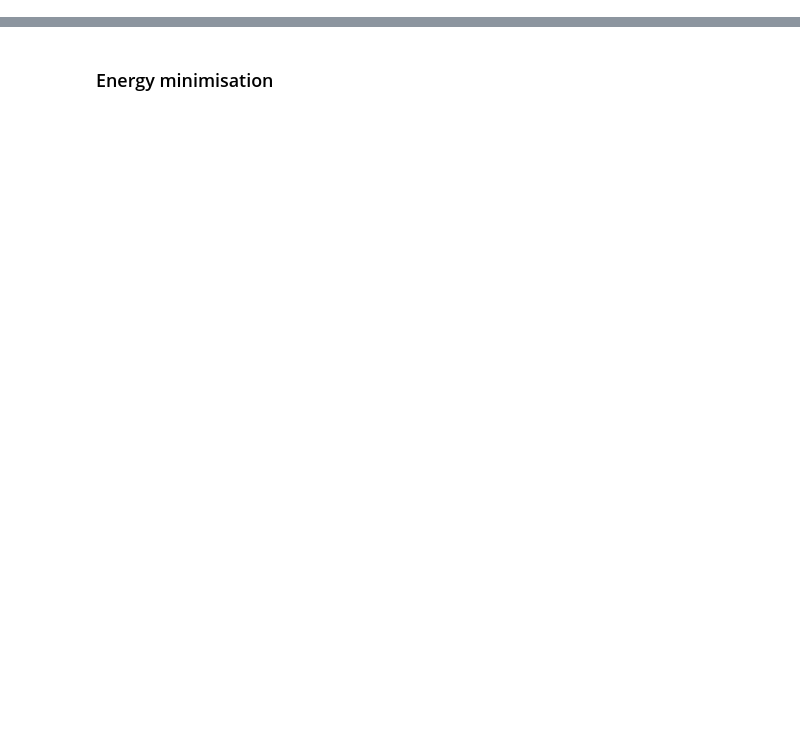
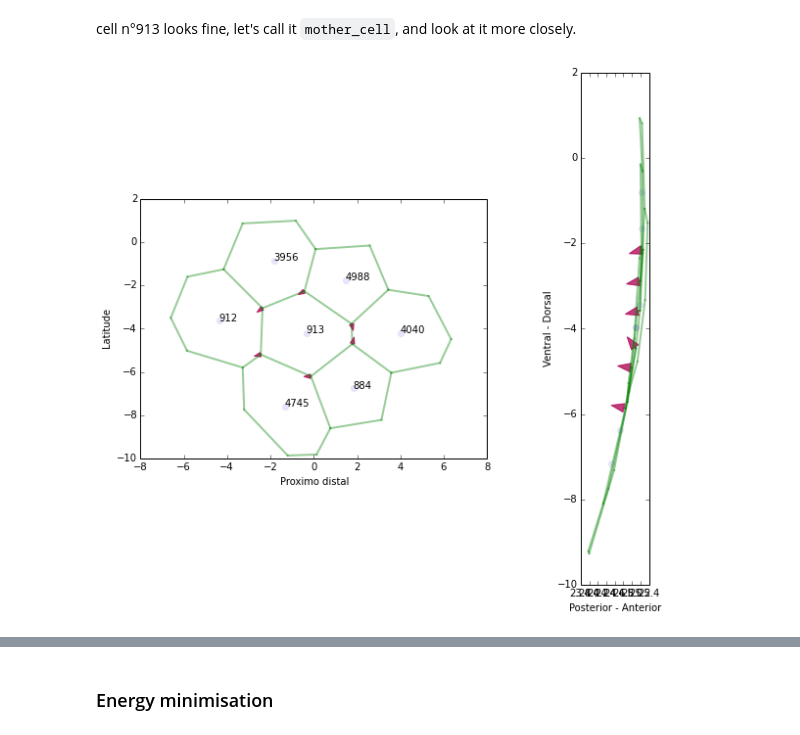
Before and after one commit to glyg/leg-joint, a Jupyter notebook: notebooks/3 - Cell division and type 1 transition.ipynb, the cells around one changed output, grey strips where cells are left out. Saved outputs shown, nothing was run; the diff lists cells and outputs as text; code cells hidden in the pictures; blank space fills up the shorter version.

```diff
--- a/notebooks/3 - Cell division and type 1 transition.ipynb
+++ b/notebooks/3 - Cell division and type 1 transition.ipynb
@@ -167,0 +10,5 @@ Cell 1519 is born
+# %%
+eptm = lj.Epithelium(graphXMLfile='../saved_graphs/xml/before_apoptosis.xml',
+                     paramfile='../default/params.xml')
+eptm.isotropic_relax()
+eptm.graph.save('../saved_graphs/xml/before_apoptosis.xml')
@@ -167,0 +25,21 @@ Cell 1519 is born
+# %% [markdown]
+cell n°913 looks fine, let's call it `mother_cell`, and look at it more closely.
+# %%
+mother_cell = eptm.graph.vertex(913)
+
+## Clear local mask and set it to be centered on
+## the mother cell
+eptm.set_local_mask(None)
+eptm.set_local_mask(mother_cell)
+
+## Create a figure
+fig, axes=plt.subplots(1, 2, figsize=(10, 8))#, sharey=True)
+axes = lj.plot_2pannels(eptm, axes=axes, local=True)
+
+## Show the forces exerted on the vertices of our cell
+axes = lj.plot_2pannels_gradients(eptm, axes=axes, scale=10., approx=1)
+axes = lj.plot_2pannels_gradients(eptm, axes=axes, scale=10., approx=0)
+plt.tight_layout()
+plt.draw()
+# %% [output]
+[figure, added]
```
Also changed, not shown: parts of 38 cells of this notebook, 12 other files.
